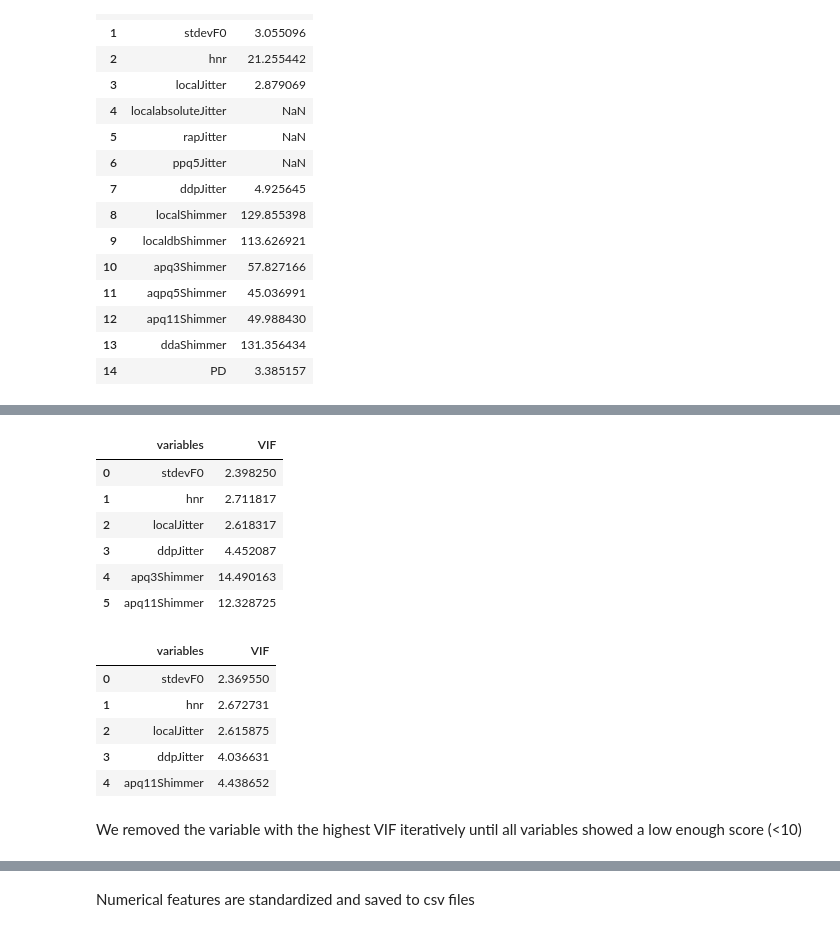
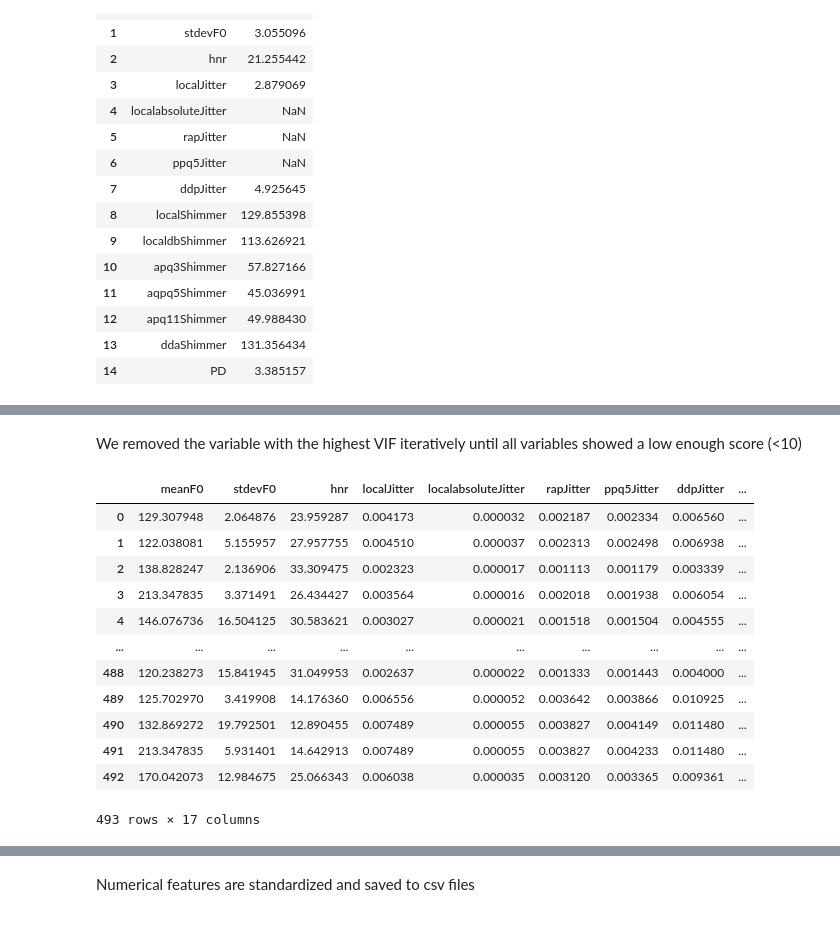
Before and after one commit to tomasfgon/Predictive-models-Parkinson, a Jupyter notebook: src/processing_italian.ipynb, the cells around one changed output, grey strips where cells are left out. Cells and saved outputs as stored; diff of their text form; code cells hidden in the pictures.

```diff
--- a/src/processing_italian.ipynb
+++ b/src/processing_italian.ipynb
@@ -455,23 +437,48 @@ calc_vif(round(reduced_features_df,2))
 # %%
-reduced_features_df=reduced_features_df.drop(['meanF0'],axis=1)
-calc_vif(round(reduced_features_df,2))
+# reduced_features_df=reduced_features_df.drop(['meanF0'],axis=1)
+# calc_vif(round(reduced_features_df,2))
-# %% [output]
-|  | variables | VIF |
-| 0 | stdevF0 | 2.398250 |
-| 1 | hnr | 2.711817 |
-| 2 | localJitter | 2.618317 |
-| 3 | ddpJitter | 4.452087 |
-| 4 | apq3Shimmer | 14.490163 |
-| 5 | apq11Shimmer | 12.328725 |
 # %%
-reduced_features_df=reduced_features_df.drop(['apq3Shimmer'],axis=1)
-calc_vif(round(reduced_features_df,2))
+# reduced_features_df=reduced_features_df.drop(['apq3Shimmer'],axis=1)
+# calc_vif(round(reduced_features_df,2))
-# %% [output]
-|  | variables | VIF |
-| 0 | stdevF0 | 2.369550 |
-| 1 | hnr | 2.672731 |
-| 2 | localJitter | 2.615875 |
-| 3 | ddpJitter | 4.036631 |
-| 4 | apq11Shimmer | 4.438652 |
 # %% [markdown]
 We removed the variable with the highest VIF iteratively until all variables showed a low enough score (<10) <br>
+# %%
+
+
+
+def runPCA(df):
+    #Z-score the Jitter and Shimmer measurements
+    features = ['localJitter', 'localabsoluteJitter', 'rapJitter', 'ppq5Jitter', 'ddpJitter',
+                'localShimmer', 'localdbShimmer', 'apq3Shimmer', 'aqpq5Shimmer', 'apq11Shimmer', 'ddaShimmer']
+    # Separating out the features
+    x = df.loc[:, features].values
+    # Separating out the target
+    #y = df.loc[:,['target']].values
+    # Standardizing the features
+    x = StandardScaler().fit_transform(x)
+    #PCA
+    pca = PCA(n_components=2)
+    principalComponents = pca.fit_transform(x)
+    principalDf = pd.DataFrame(data = principalComponents, columns = ['JitterPCA', 'ShimmerPCA'])
+    principalDf
+    return principalDf
+# %%
+pcaData = runPCA(reduced_features_df)
+
+reduced_features_df = pd.concat([reduced_features_df.reset_index(drop=True),pcaData.reset_index(drop=True)], axis=1)
+# %%
+reduced_features_df
+# %% [output]
+|  | meanF0 | stdevF0 | hnr | localJitter | localabsoluteJitter | rapJitter | ppq5Jitter | ddpJitter | ... |
+| 0 | 129.307948 | 2.064876 | 23.959287 | 0.004173 | 0.000032 | 0.002187 | 0.002334 | 0.006560 | ... |
+| 1 | 122.038081 | 5.155957 | 27.957755 | 0.004510 | 0.000037 | 0.002313 | 0.002498 | 0.006938 | ... |
+| 2 | 138.828247 | 2.136906 | 33.309475 | 0.002323 | 0.000017 | 0.001113 | 0.001179 | 0.003339 | ... |
+| 3 | 213.347835 | 3.371491 | 26.434427 | 0.003564 | 0.000016 | 0.002018 | 0.001938 | 0.006054 | ... |
+| 4 | 146.076736 | 16.504125 | 30.583621 | 0.003027 | 0.000021 | 0.001518 | 0.001504 | 0.004555 | ... |
+| ... | ... | ... | ... | ... | ... | ... | ... | ... | ... |
+| 488 | 120.238273 | 15.841945 | 31.049953 | 0.002637 | 0.000022 | 0.001333 | 0.001443 | 0.004000 | ... |
+| 489 | 125.702970 | 3.419908 | 14.176360 | 0.006556 | 0.000052 | 0.003642 | 0.003866 | 0.010925 | ... |
+| 490 | 132.869272 | 19.792501 | 12.890455 | 0.007489 | 0.000055 | 0.003827 | 0.004149 | 0.011480 | ... |
+| 491 | 213.347835 | 5.931401 | 14.642913 | 0.007489 | 0.000055 | 0.003827 | 0.004233 | 0.011480 | ... |
+| 492 | 170.042073 | 12.984675 | 25.066343 | 0.006038 | 0.000035 | 0.003120 | 0.003365 | 0.009361 | ... |
+493 rows × 17 columns
```
Also changed, not shown: parts of 17 cells of this notebook, 6 other files.
